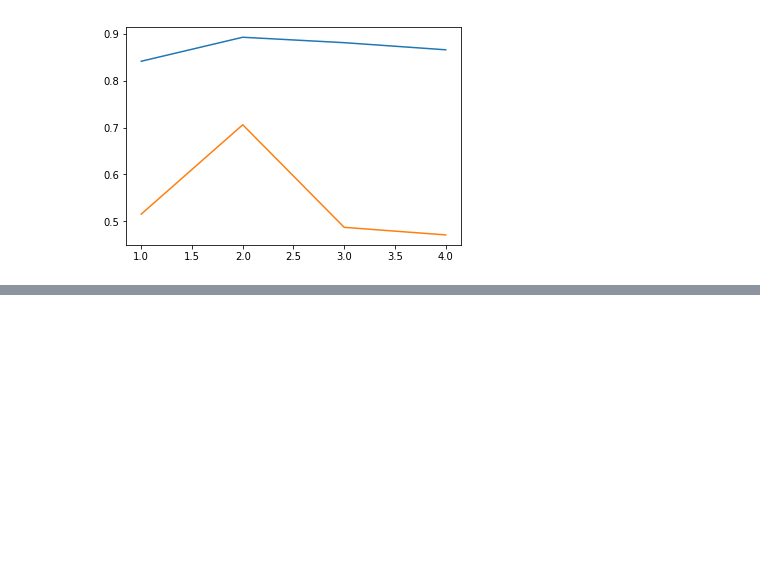
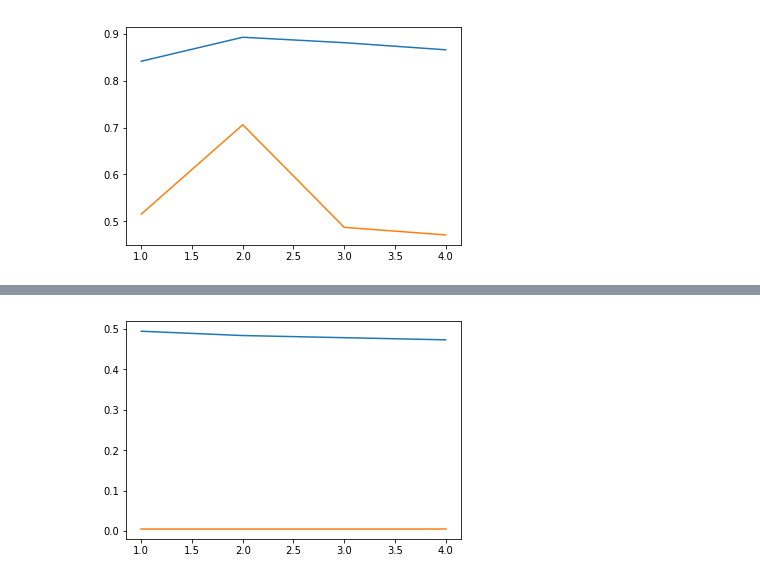
Before and after one commit to AbdullahAlZoabi/Drug-Target-Interaction-Prediction, a Jupyter notebook: DrugTargetProjectEvaluation.ipynb, the cells around one changed output, grey strips where cells are left out. Cells and saved outputs as stored; diff of their text form; code cells hidden in the pictures; blank space fills up the shorter version.

```diff
--- a/DrugTargetProjectEvaluation.ipynb
+++ b/DrugTargetProjectEvaluation.ipynb
@@ -229,0 +314,6 @@ plt.show()
+# %%
+plt.plot(n_range,n_auc_GPCR)
+plt.plot(n_range,n_aupr_GPCR)
+plt.show()
+# %% [output]
+[figure, added]
```
Also changed, not shown: parts of 2 cells of this notebook.
